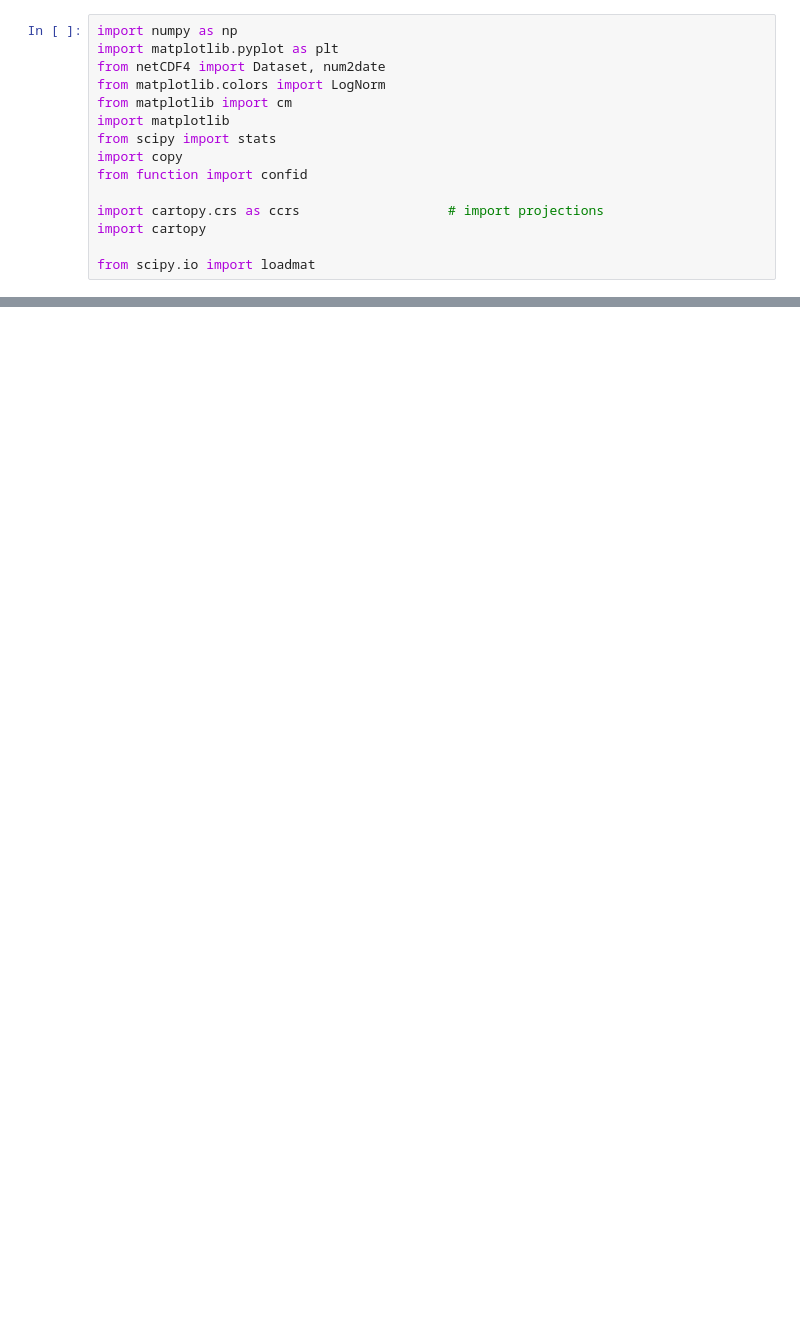
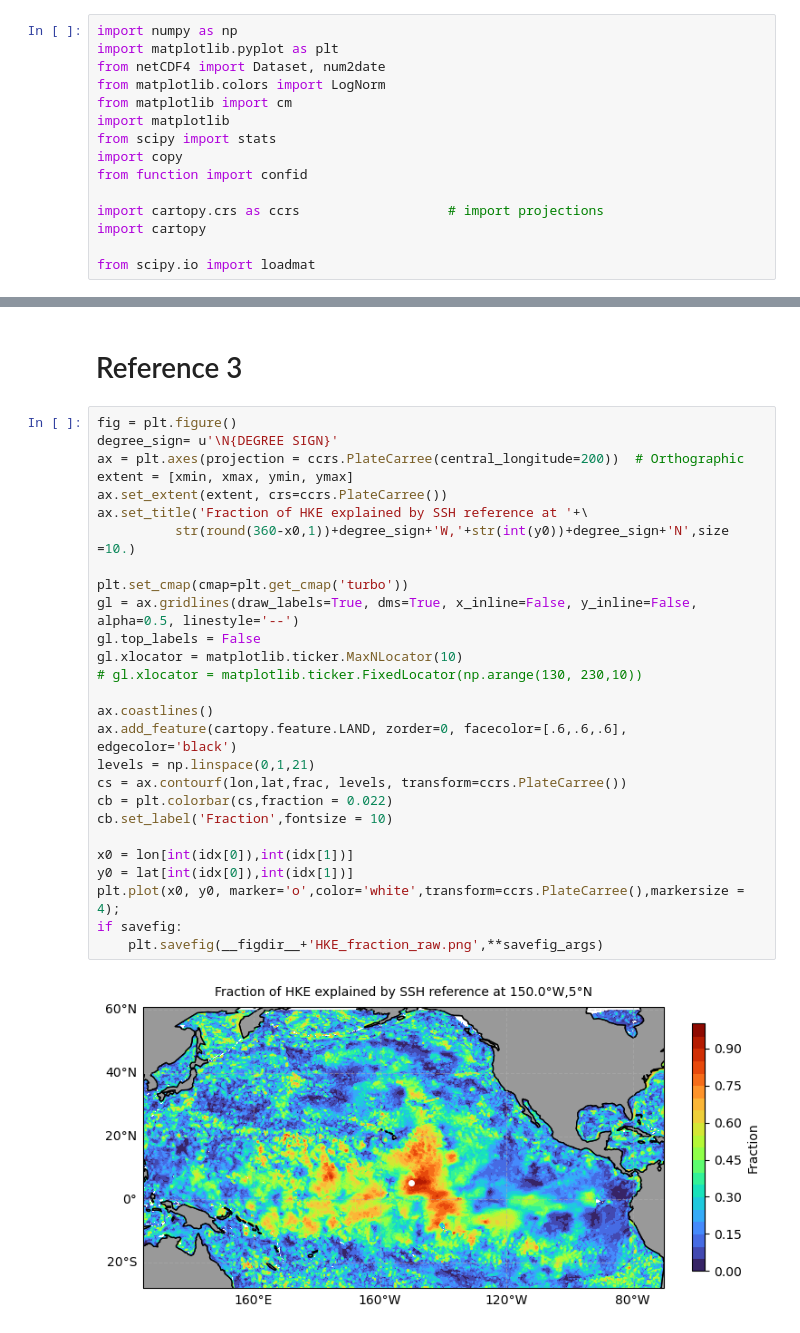
Before and after one commit to weigwu/Rossby_Wave_Radiation, a Jupyter notebook: code_merged/U_V_coherence_HKE_fraction.ipynb, the cells around one changed output, grey strips where cells are left out. Drawn from its saved outputs; the diff is of its cells as text; blank space fills up the shorter version.

```diff
--- a/code_merged/U_V_coherence_HKE_fraction.ipynb
+++ b/code_merged/U_V_coherence_HKE_fraction.ipynb
@@ -191,3 +208,34 @@ plt.savefig(__figdir__+'HKE_fraction_raw.png',**savefig_args)
+# %% [markdown]
+# Reference 3
+# %%
+fig = plt.figure()
+degree_sign= u'\N{DEGREE SIGN}'
+ax = plt.axes(projection = ccrs.PlateCarree(central_longitude=200))  # Orthographic
+extent = [xmin, xmax, ymin, ymax]
+ax.set_extent(extent, crs=ccrs.PlateCarree())
+ax.set_title('Fraction of HKE explained by SSH reference at '+\
+          str(round(360-x0,1))+degree_sign+'W,'+str(int(y0))+degree_sign+'N',size =10.)
+
+plt.set_cmap(cmap=plt.get_cmap('turbo'))
+gl = ax.gridlines(draw_labels=True, dms=True, x_inline=False, y_inline=False, alpha=0.5, linestyle='--')
+gl.top_labels = False
+gl.xlocator = matplotlib.ticker.MaxNLocator(10)
+# gl.xlocator = matplotlib.ticker.FixedLocator(np.arange(130, 230,10))
+
+ax.coastlines()
+ax.add_feature(cartopy.feature.LAND, zorder=0, facecolor=[.6,.6,.6], edgecolor='black')
+levels = np.linspace(0,1,21)
+cs = ax.contourf(lon,lat,frac, levels, transform=ccrs.PlateCarree())
+cb = plt.colorbar(cs,fraction = 0.022)
+cb.set_label('Fraction',fontsize = 10)
+
+x0 = lon[int(idx[0]),int(idx[1])]
+y0 = lat[int(idx[0]),int(idx[1])]
+plt.plot(x0, y0, marker='o',color='white',transform=ccrs.PlateCarree(),markersize = 4);
+if savefig:
+    plt.savefig(__figdir__+'HKE_fraction_raw.png',**savefig_args)
+# %% [output]
+[figure, added]
 # %% [markdown]
 ## Tom/Roger discussion of next steps
 
```
Also changed, not shown: parts of 10 cells of this notebook, 3 other files.
